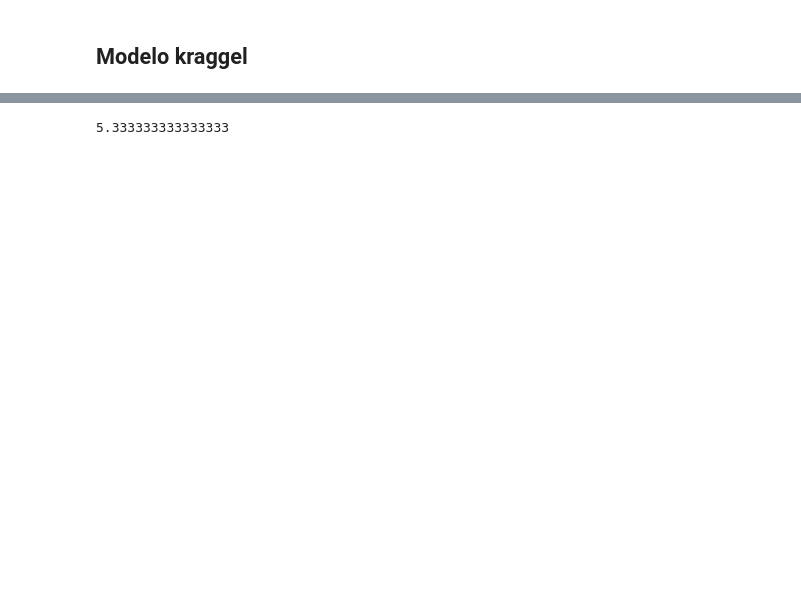
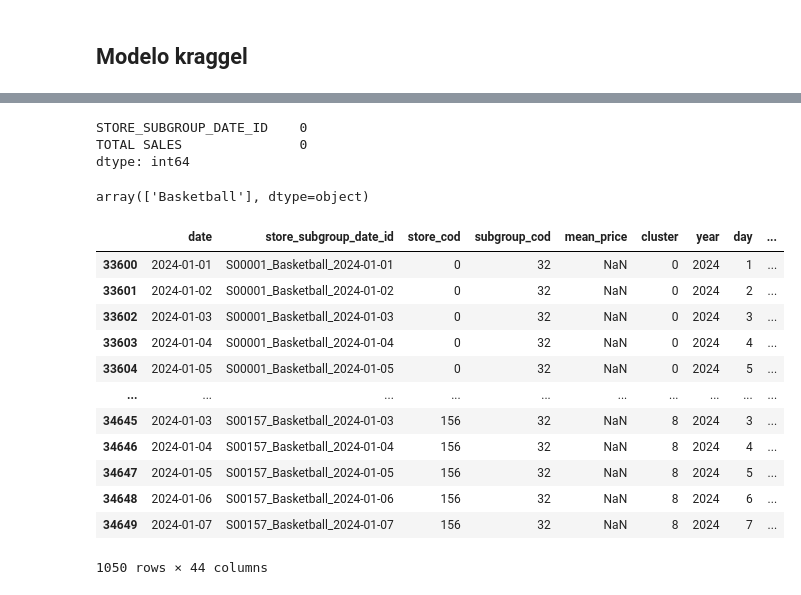
Before and after one commit to Emiliano-Torres/proyecto_eci, a Jupyter notebook: Modelo_prediccion.ipynb, the cells around one changed output, grey strips where cells are left out. Cells and saved outputs as stored; diff of their text form; code cells hidden in the pictures; blank space fills up the shorter version.

Commit message:
Funcion kaggle corregida

```diff
--- a/Modelo_prediccion.ipynb
+++ b/Modelo_prediccion.ipynb
@@ -191,5 +209,0 @@ NameError: name 'reg' is not defined
-# %%
-#kaggle.describe()
-400*48/60/60
-# %% [output]
-5.333333333333333
@@ -197,0 +230,30 @@ ventas_computing=generar_rolling_features(ventas_computing,"demand",[1,4],["subg
+# %%
+kaggle.isnull().sum()
+# kaggle.loc[kaggle["TOTAL SALES"].isnull()]
+# kaggle[['store_id', 'subgroup', 'date']] = kaggle["STORE_SUBGROUP_DATE_ID"].str.split('_', expand=True)
+# nulls=kaggle.loc[kaggle["TOTAL SALES"].isnull()]
+# %% [output]
+STORE_SUBGROUP_DATE_ID    0
+TOTAL SALES               0
+dtype: int64
+# %%
+nulls["subgroup"].unique()
+# %% [output]
+array(['Basketball'], dtype=object)
+# %%
+test[['store_id', 'subgroup', 'date']] = test["store_subgroup_date_id"].str.split('_', expand=True)
+test[test["subgroup"]=="Basketball"]
+# %% [output]
+|  | date | store_subgroup_date_id | store_cod | subgroup_cod | mean_price | cluster | year | day | ... |
+| 33600 | 2024-01-01 | S00001_Basketball_2024-01-01 | 0 | 32 | NaN | 0 | 2024 | 1 | ... |
+| 33601 | 2024-01-02 | S00001_Basketball_2024-01-02 | 0 | 32 | NaN | 0 | 2024 | 2 | ... |
+| 33602 | 2024-01-03 | S00001_Basketball_2024-01-03 | 0 | 32 | NaN | 0 | 2024 | 3 | ... |
+| 33603 | 2024-01-04 | S00001_Basketball_2024-01-04 | 0 | 32 | NaN | 0 | 2024 | 4 | ... |
+| 33604 | 2024-01-05 | S00001_Basketball_2024-01-05 | 0 | 32 | NaN | 0 | 2024 | 5 | ... |
+| ... | ... | ... | ... | ... | ... | ... | ... | ... | ... |
+| 34645 | 2024-01-03 | S00157_Basketball_2024-01-03 | 156 | 32 | NaN | 8 | 2024 | 3 | ... |
+| 34646 | 2024-01-04 | S00157_Basketball_2024-01-04 | 156 | 32 | NaN | 8 | 2024 | 4 | ... |
+| 34647 | 2024-01-05 | S00157_Basketball_2024-01-05 | 156 | 32 | NaN | 8 | 2024 | 5 | ... |
+| 34648 | 2024-01-06 | S00157_Basketball_2024-01-06 | 156 | 32 | NaN | 8 | 2024 | 6 | ... |
+| 34649 | 2024-01-07 | S00157_Basketball_2024-01-07 | 156 | 32 | NaN | 8 | 2024 | 7 | ... |
+1050 rows × 44 columns
```
Also changed, not shown: parts of 12 cells of this notebook, 2 other files.
